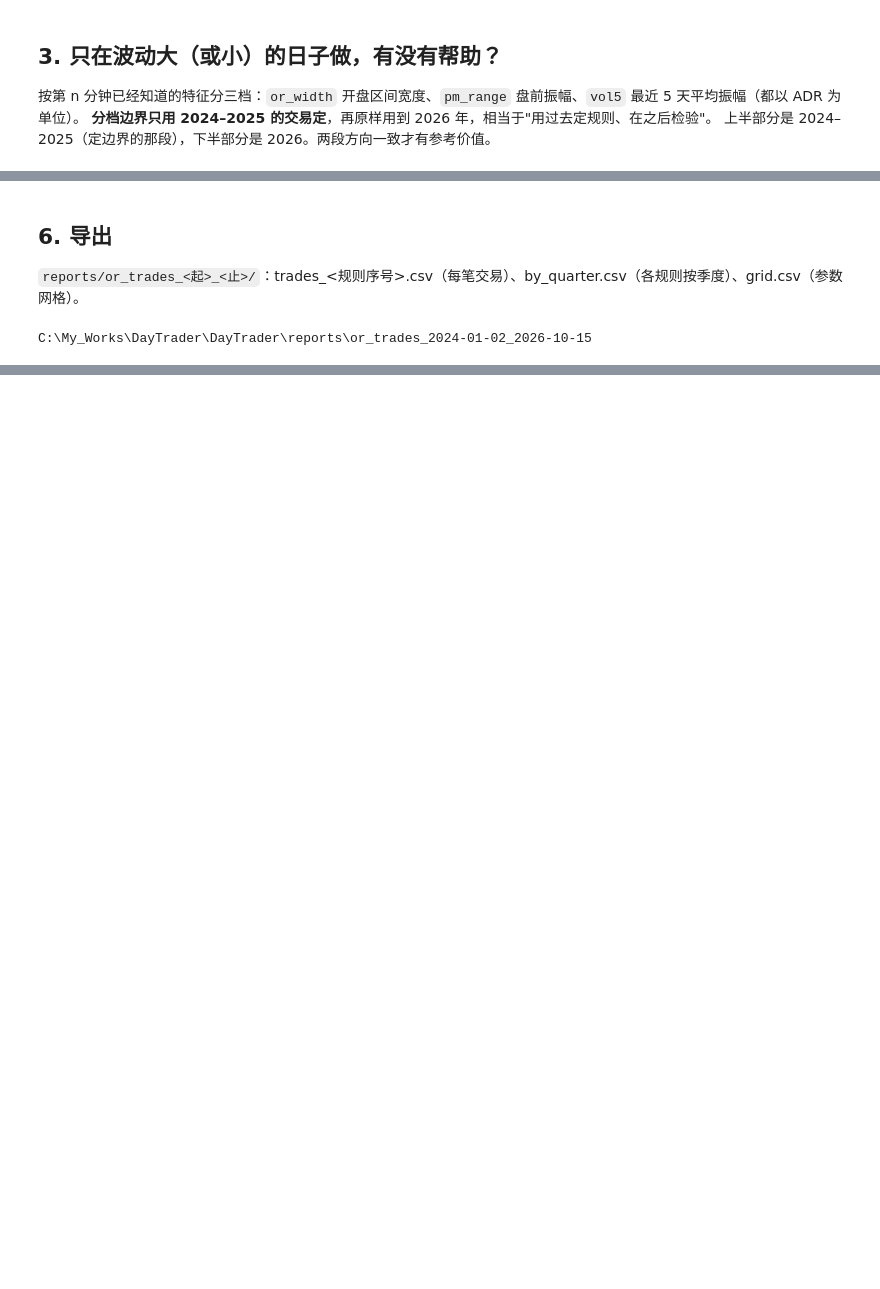
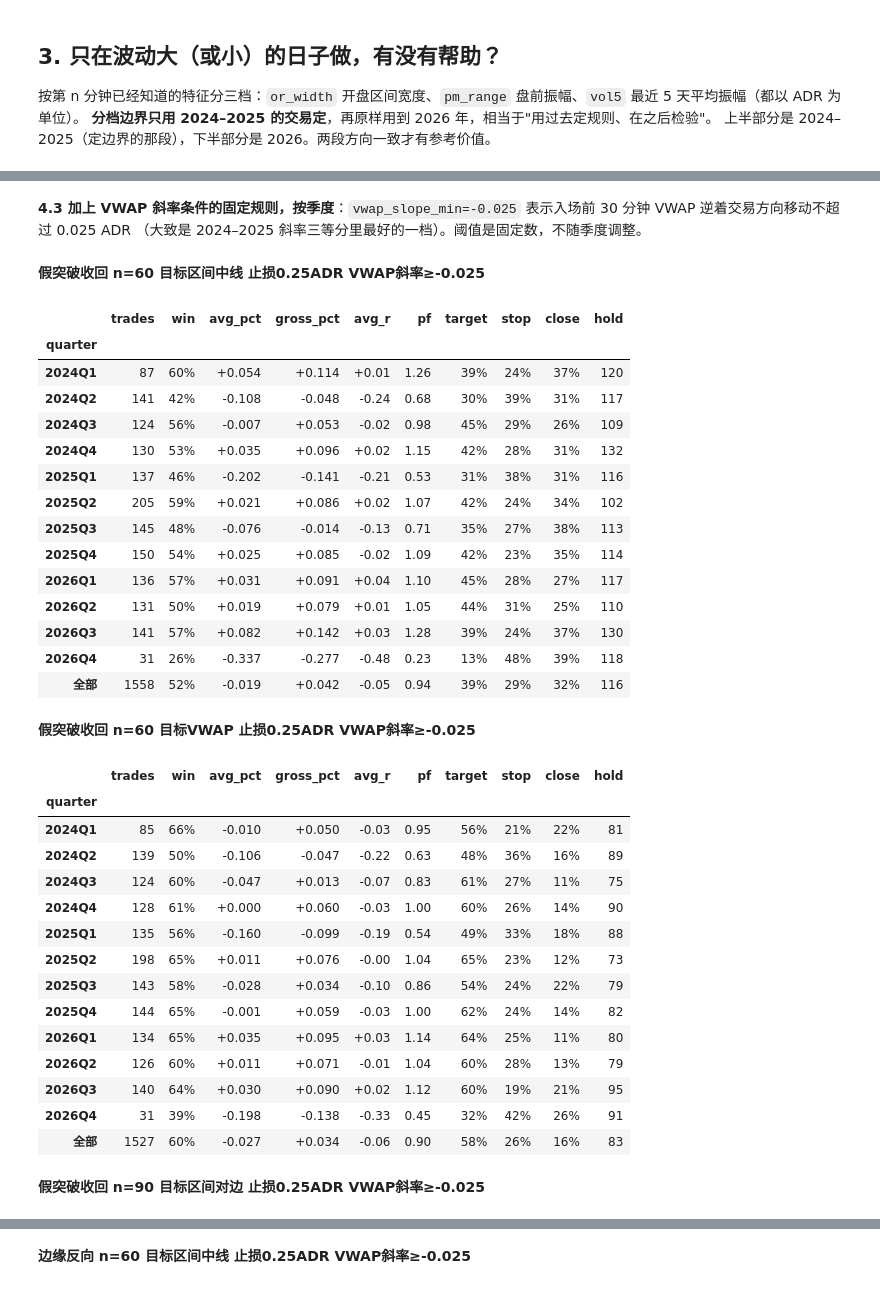
Before and after one commit to Autinhorse/DayTrader, a Jupyter notebook: user/notebooks/开盘区间交易模拟.ipynb, the cells around one changed output, grey strips where cells are left out. Cells and saved outputs as stored; diff of their text form; code cells hidden in the pictures; blank space fills up the shorter version.

```diff
--- a/user/notebooks/开盘区间交易模拟.ipynb
+++ b/user/notebooks/开盘区间交易模拟.ipynb
@@ -403,16 +461,50 @@ display(fmt(T.summarize(trades[lab], "symbol")))
 # %% [markdown]
-## 6. 导出
-
-`reports/or_trades_<起>_<止>/`：trades_<规则序号>.csv（每笔交易）、by_quarter.csv（各规则按季度）、grid.csv（参数网格）。
+**4.3 加上 VWAP 斜率条件的固定规则，按季度**：`vwap_slope_min=-0.025` 表示入场前 30 分钟 VWAP 逆着交易方向移动不超过 0.025 ADR
+（大致是 2024–2025 斜率三等分里最好的一档）。阈值是固定数，不随季度调整。
 # %%
-outdir = root / f"or_trades_{start_date}_{end_date}"
-outdir.mkdir(parents=True, exist_ok=True)
-allq = []
-for i, (label, t) in enumerate(trades.items(), 1):
-    t.to_csv(outdir / f"trades_{i}.csv", index=False, encoding="utf-8-sig")
-    allq.append(T.summarize(t).assign(rule=label))
-pd.concat(allq).to_csv(outdir / "by_quarter.csv", encoding="utf-8-sig")
-grid.to_csv(outdir / "grid.csv", encoding="utf-8-sig")
-print(outdir)
+slope_rules = [
+    Rule("reclaim", n=60, stop_adr=0.25, target="mid", vwap_slope_min=-0.025),
+    Rule("reclaim", n=60, stop_adr=0.25, target="vwap", vwap_slope_min=-0.025),
+    Rule("reclaim", n=90, stop_adr=0.25, target="opposite", vwap_slope_min=-0.025),
+    Rule("fade", n=60, stop_adr=0.25, target="mid", vwap_slope_min=-0.025),
+]
+slope_trades = {}
+for r in slope_rules:
+    t = T.add_period(T.simulate(days, r))
+    slope_trades[r.label] = t
+    display(Markdown(f"**{r.label}**"))
+    display(fmt(T.summarize(t)))
 # %% [output]
-C:\My_Works\DayTrader\DayTrader\reports\or_trades_2024-01-02_2026-10-15
+**假突破收回 n=60 目标区间中线 止损0.25ADR VWAP斜率≥-0.025**
+|  | trades | win | avg_pct | gross_pct | avg_r | pf | target | stop | close | hold |
+| quarter |  |  |  |  |  |  |  |  |  |  |
+| 2024Q1 | 87 | 60% | +0.054 | +0.114 | +0.01 | 1.26 | 39% | 24% | 37% | 120 |
+| 2024Q2 | 141 | 42% | -0.108 | -0.048 | -0.24 | 0.68 | 30% | 39% | 31% | 117 |
+| 2024Q3 | 124 | 56% | -0.007 | +0.053 | -0.02 | 0.98 | 45% | 29% | 26% | 109 |
+| 2024Q4 | 130 | 53% | +0.035 | +0.096 | +0.02 | 1.15 | 42% | 28% | 31% | 132 |
+| 2025Q1 | 137 | 46% | -0.202 | -0.141 | -0.21 | 0.53 | 31% | 38% | 31% | 116 |
+| 2025Q2 | 205 | 59% | +0.021 | +0.086 | +0.02 | 1.07 | 42% | 24% | 34% | 102 |
+| 2025Q3 | 145 | 48% | -0.076 | -0.014 | -0.13 | 0.71 | 35% | 27% | 38% | 113 |
+| 2025Q4 | 150 | 54% | +0.025 | +0.085 | -0.02 | 1.09 | 42% | 23% | 35% | 114 |
+| 2026Q1 | 136 | 57% | +0.031 | +0.091 | +0.04 | 1.10 | 45% | 28% | 27% | 117 |
+| 2026Q2 | 131 | 50% | +0.019 | +0.079 | +0.01 | 1.05 | 44% | 31% | 25% | 110 |
+| 2026Q3 | 141 | 57% | +0.082 | +0.142 | +0.03 | 1.28 | 39% | 24% | 37% | 130 |
+| 2026Q4 | 31 | 26% | -0.337 | -0.277 | -0.48 | 0.23 | 13% | 48% | 39% | 118 |
+| 全部 | 1558 | 52% | -0.019 | +0.042 | -0.05 | 0.94 | 39% | 29% | 32% | 116 |
+**假突破收回 n=60 目标VWAP 止损0.25ADR VWAP斜率≥-0.025**
+|  | trades | win | avg_pct | gross_pct | avg_r | pf | target | stop | close | hold |
+| quarter |  |  |  |  |  |  |  |  |  |  |
+| 2024Q1 | 85 | 66% | -0.010 | +0.050 | -0.03 | 0.95 | 56% | 21% | 22% | 81 |
+| 2024Q2 | 139 | 50% | -0.106 | -0.047 | -0.22 | 0.63 | 48% | 36% | 16% | 89 |
+| 2024Q3 | 124 | 60% | -0.047 | +0.013 | -0.07 | 0.83 | 61% | 27% | 11% | 75 |
+| 2024Q4 | 128 | 61% | +0.000 | +0.060 | -0.03 | 1.00 | 60% | 26% | 14% | 90 |
+| 2025Q1 | 135 | 56% | -0.160 | -0.099 | -0.19 | 0.54 | 49% | 33% | 18% | 88 |
+| 2025Q2 | 198 | 65% | +0.011 | +0.076 | -0.00 | 1.04 | 65% | 23% | 12% | 73 |
+| 2025Q3 | 143 | 58% | -0.028 | +0.034 | -0.10 | 0.86 | 54% | 24% | 22% | 79 |
+| 2025Q4 | 144 | 65% | -0.001 | +0.059 | -0.03 | 1.00 | 62% | 24% | 14% | 82 |
+| 2026Q1 | 134 | 65% | +0.035 | +0.095 | +0.03 | 1.14 | 64% | 25% | 11% | 80 |
+| 2026Q2 | 126 | 60% | +0.011 | +0.071 | -0.01 | 1.04 | 60% | 28% | 13% | 79 |
+| 2026Q3 | 140 | 64% | +0.030 | +0.090 | +0.02 | 1.12 | 60% | 19% | 21% | 95 |
+| 2026Q4 | 31 | 39% | -0.198 | -0.138 | -0.33 | 0.45 | 32% | 42% | 26% | 91 |
+| 全部 | 1527 | 60% | -0.027 | +0.034 | -0.06 | 0.90 | 58% | 26% | 16% | 83 |
+**假突破收回 n=90 目标区间对边 止损0.25ADR VWAP斜率≥-0.025**
@@ -418,0 +526 @@ C:\My_Works\DayTrader\DayTrader\reports\or_trades_2024-01-02_2026-10-15
+**边缘反向 n=60 目标区间中线 止损0.25ADR VWAP斜率≥-0.025**
```
Also changed, not shown: parts of 17 cells of this notebook, 4 other files.
